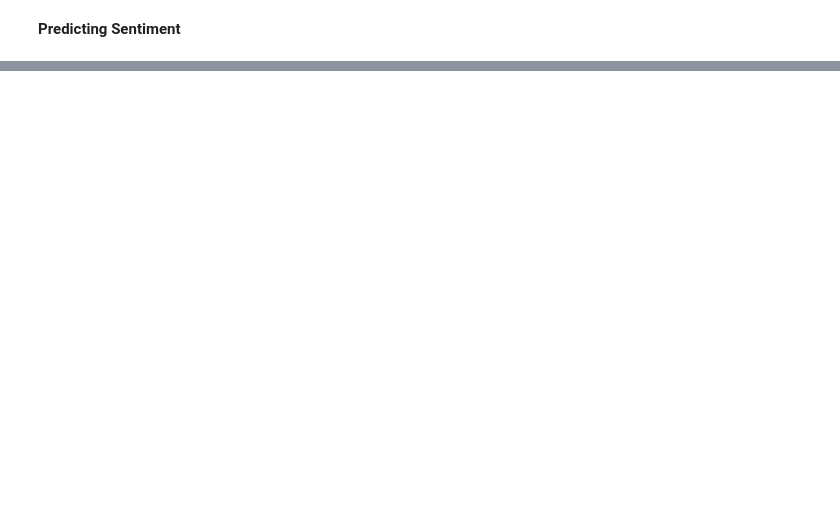
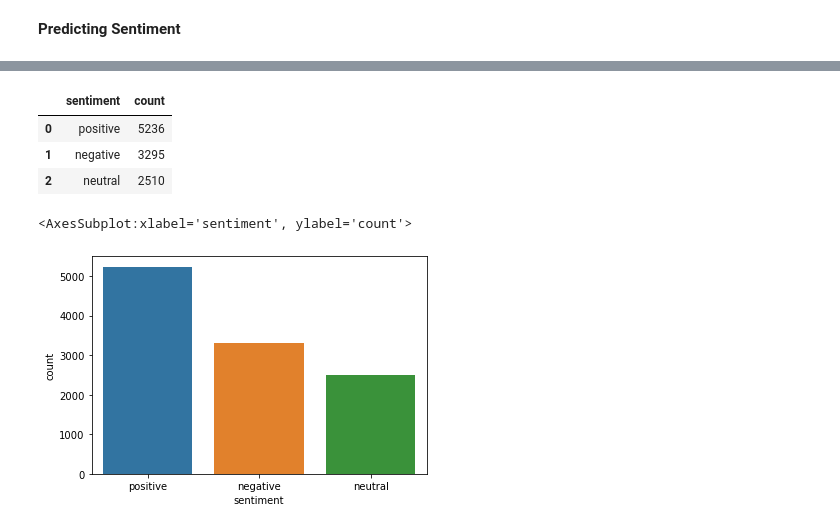
Before and after one commit to lisa-saunders/Twitter-Sentiment, a Jupyter notebook: Notebooks/2b_sentiment_analysis_geo.ipynb, the cells around one changed output, grey strips where cells are left out. Cells and saved outputs as stored; diff of their text form; code cells hidden in the pictures; blank space fills up the shorter version.

```diff
--- a/Notebooks/2b_sentiment_analysis_geo.ipynb
+++ b/Notebooks/2b_sentiment_analysis_geo.ipynb
@@ -142,0 +214,17 @@ df.head(3)
+# %%
+#Creating column with sentiment description
+df['sentiment'] = np.where(df['comp'] > 0.1, 'positive', (np.where(df['comp'] < -0.1, 'negative', 'neutral')))
+# %%
+#Getting number of values in each category
+sentiment_dist = df['sentiment'].value_counts().to_frame().reset_index().rename(columns={'index': 'sentiment', 'sentiment': 'count'})
+sentiment_dist
+# %% [output]
+|  | sentiment | count |
+| 0 | positive | 5236 |
+| 1 | negative | 3295 |
+| 2 | neutral | 2510 |
+# %%
+sns.barplot(x=sentiment_dist['sentiment'], y=sentiment_dist['count'])
+# %% [output]
+<AxesSubplot:xlabel='sentiment', ylabel='count'>
+[figure, added]
```
Also changed, not shown: parts of 34 cells of this notebook, 1 other file.
